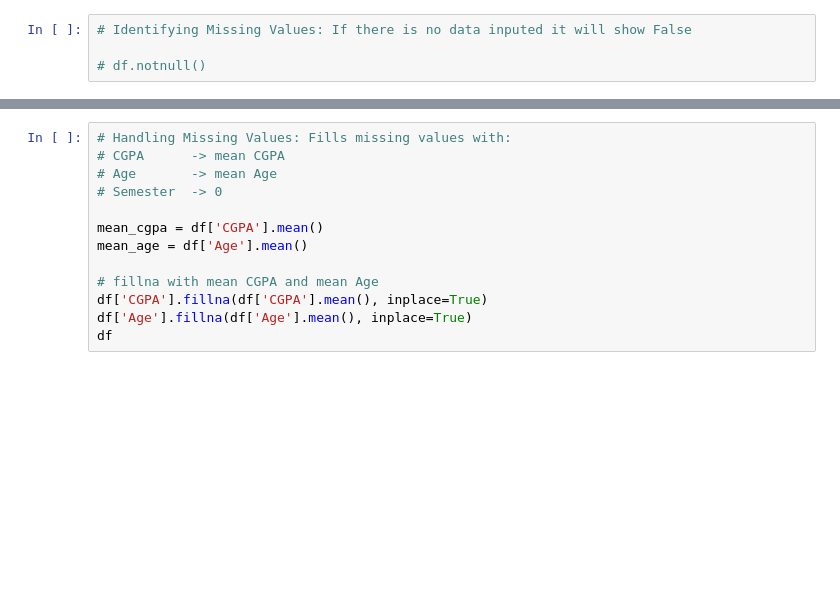
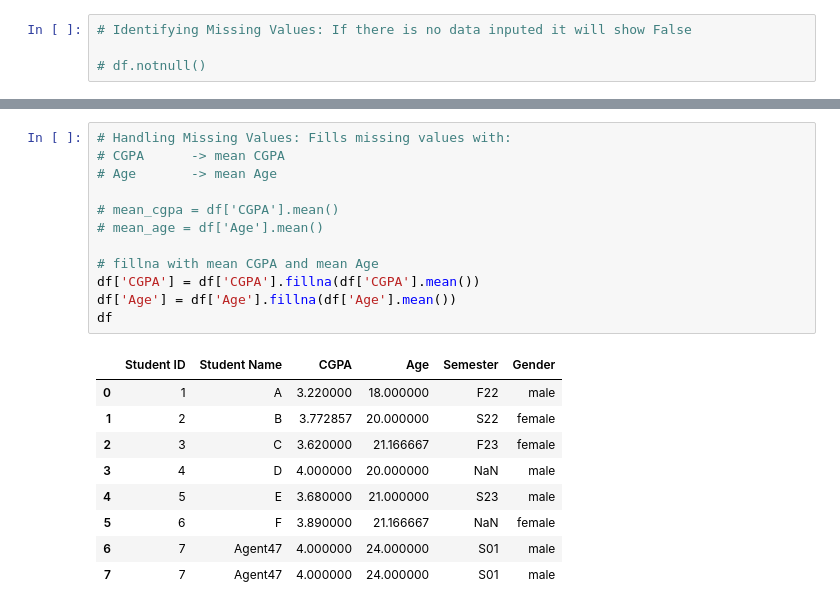
Before and after one commit to ar-sayeem/Feature-Engineering, a Jupyter notebook: feature_engineering.ipynb, the cells around one changed output, grey strips where cells are left out. Cells and saved outputs as stored; diff of their text form; blank space fills up the shorter version.

```diff
--- a/feature_engineering.ipynb
+++ b/feature_engineering.ipynb
@@ -53,13 +120,22 @@ impute_data
 # %%
 # Handling Missing Values: Fills missing values with:
 # CGPA      -> mean CGPA
 # Age       -> mean Age
-# Semester  -> 0
 
-mean_cgpa = df['CGPA'].mean()
-mean_age = df['Age'].mean()
+# mean_cgpa = df['CGPA'].mean()
+# mean_age = df['Age'].mean()
 
 # fillna with mean CGPA and mean Age
-df['CGPA'].fillna(df['CGPA'].mean(), inplace=True)
-df['Age'].fillna(df['Age'].mean(), inplace=True)
+df['CGPA'] = df['CGPA'].fillna(df['CGPA'].mean())
+df['Age'] = df['Age'].fillna(df['Age'].mean())
 df
+# %% [output]
+|  | Student ID | Student Name | CGPA | Age | Semester | Gender |
+| 0 | 1 | A | 3.220000 | 18.000000 | F22 | male |
+| 1 | 2 | B | 3.772857 | 20.000000 | S22 | female |
+| 2 | 3 | C | 3.620000 | 21.166667 | F23 | female |
+| 3 | 4 | D | 4.000000 | 20.000000 | NaN | male |
+| 4 | 5 | E | 3.680000 | 21.000000 | S23 | male |
+| 5 | 6 | F | 3.890000 | 21.166667 | NaN | female |
+| 6 | 7 | Agent47 | 4.000000 | 24.000000 | S01 | male |
+| 7 | 7 | Agent47 | 4.000000 | 24.000000 | S01 | male |
```
Also changed, not shown: parts of 42 cells of this notebook, 6 other files.
